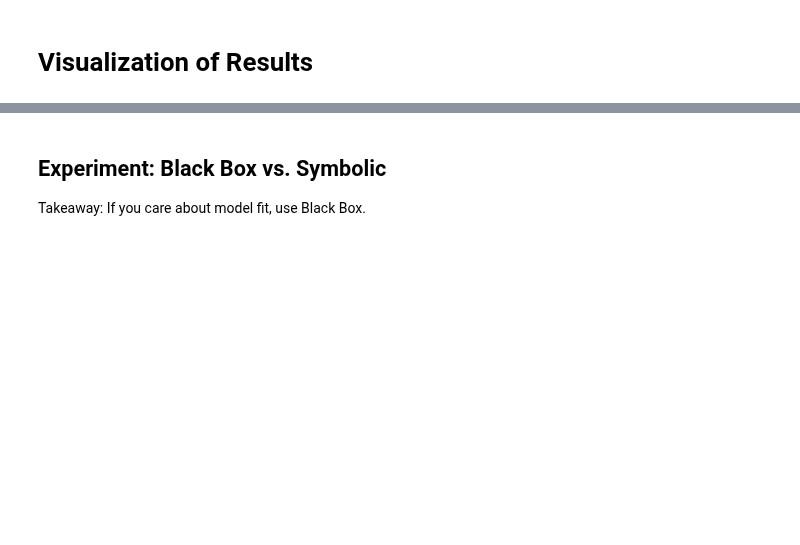
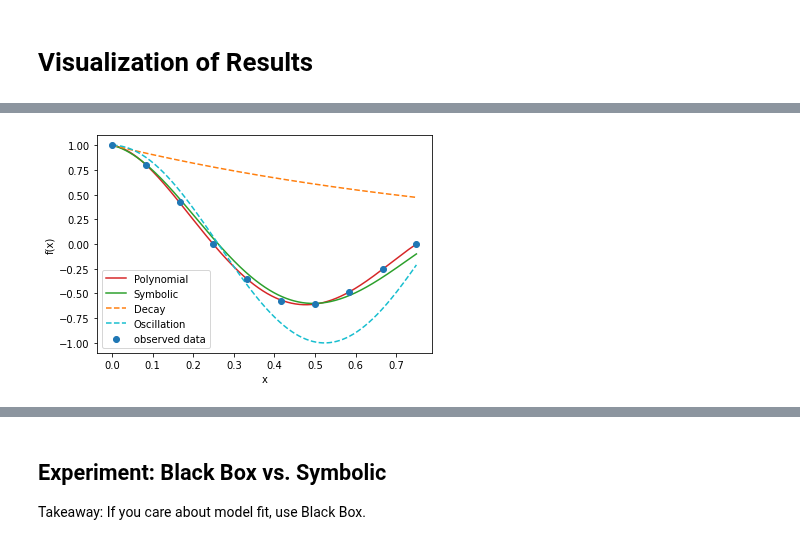
Before and after one commit to kahlmeyer94/DAG_search, a Jupyter notebook: visualization.ipynb, the cells around one changed output, grey strips where cells are left out. Cells and saved outputs as stored; diff of their text form; code cells hidden in the pictures; blank space fills up the shorter version.

```diff
--- a/visualization.ipynb
+++ b/visualization.ipynb
@@ -23,0 +191,5 @@ importlib.reload(utils)
+# %%
+np.random.seed(0)
+x_values = np.linspace(0, 0.75, 1000).reshape(-1, 1)
+X = np.linspace(0, 0.75, 10).reshape(-1, 1)
+y = np.exp(-X[:, 0])*np.cos(2*np.pi*X[:, 0])
@@ -23,0 +202,5 @@ importlib.reload(utils)
+# %%
+from regressors import regressors
+regr = regressors.PolyReg(4)
+regr.fit(X, y)
+pred_poly = regr.predict(x_values)
@@ -23,0 +211,18 @@ importlib.reload(utils)
+# %%
+pred_symb = np.exp(-x_values[:, 0])*np.cos(6*x_values[:, 0])
+pred_decay = np.exp(-x_values[:, 0])
+pred_oscillation = np.cos(6*x_values[:, 0])
+# %%
+
+plt.plot(x_values, pred_poly, color ='tab:red', label = 'Polynomial')
+plt.plot(x_values, pred_symb, color ='tab:green', label = 'Symbolic')
+plt.plot(x_values, pred_decay, color ='tab:orange', label = 'Decay', linestyle = '--')
+plt.plot(x_values, pred_oscillation, color ='tab:cyan', label = 'Oscillation', linestyle = '--')
+plt.scatter(X, y, color = 'tab:blue', label = 'observed data', zorder = 2)
+plt.xlabel('x')
+plt.ylabel('f(x)')
+plt.legend()
+
+plt.savefig(f'results/figures/intro_example.pdf', bbox_inches = 'tight')
+# %% [output]
+[figure, added]
```
Also changed, not shown: parts of 59 cells of this notebook, 3 other files.
